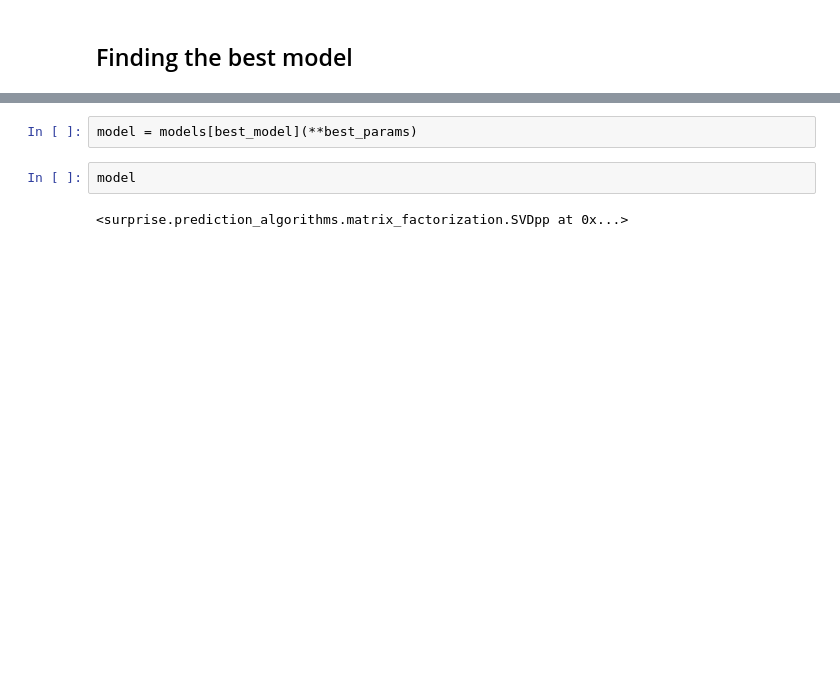
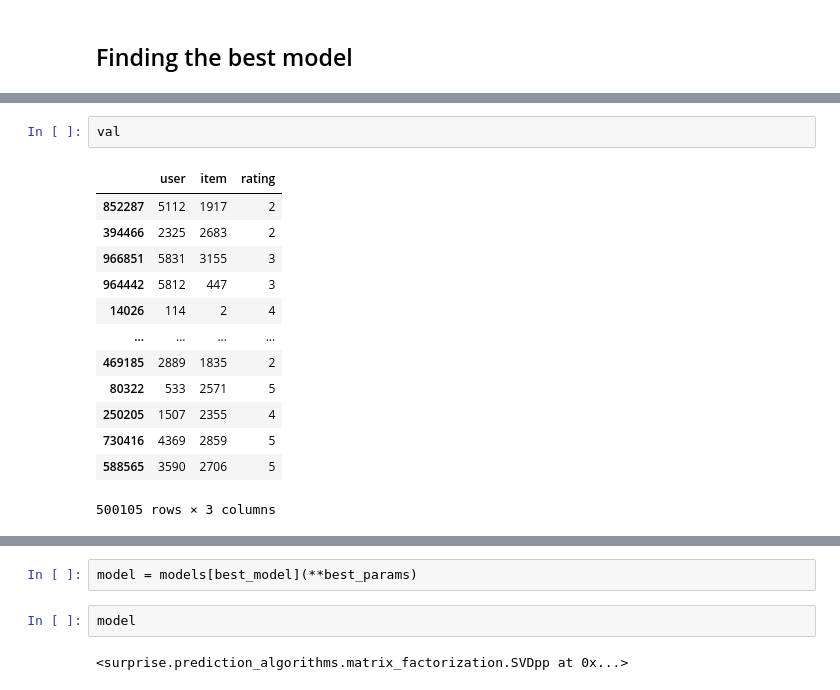
Before and after one commit to caiotda/dynamicTasteDistortion, a Jupyter notebook: simulation/00-preference_model.ipynb, the cells around one changed output, grey strips where cells are left out. Drawn from its saved outputs; the diff is of its cells as text; blank space fills up the shorter version.

```diff
--- a/simulation/00-preference_model.ipynb
+++ b/simulation/00-preference_model.ipynb
@@ -157,0 +158,16 @@ performance_df
+# %%
+val
+# %% [output]
+|  | user | item | rating |
+| 852287 | 5112 | 1917 | 2 |
+| 394466 | 2325 | 2683 | 2 |
+| 966851 | 5831 | 3155 | 3 |
+| 964442 | 5812 | 447 | 3 |
+| 14026 | 114 | 2 | 4 |
+| ... | ... | ... | ... |
+| 469185 | 2889 | 1835 | 2 |
+| 80322 | 533 | 2571 | 5 |
+| 250205 | 1507 | 2355 | 4 |
+| 730416 | 4369 | 2859 | 5 |
+| 588565 | 3590 | 2706 | 5 |
+500105 rows × 3 columns
```
Also changed, not shown: parts of 35 cells of this notebook, 1 other file.
